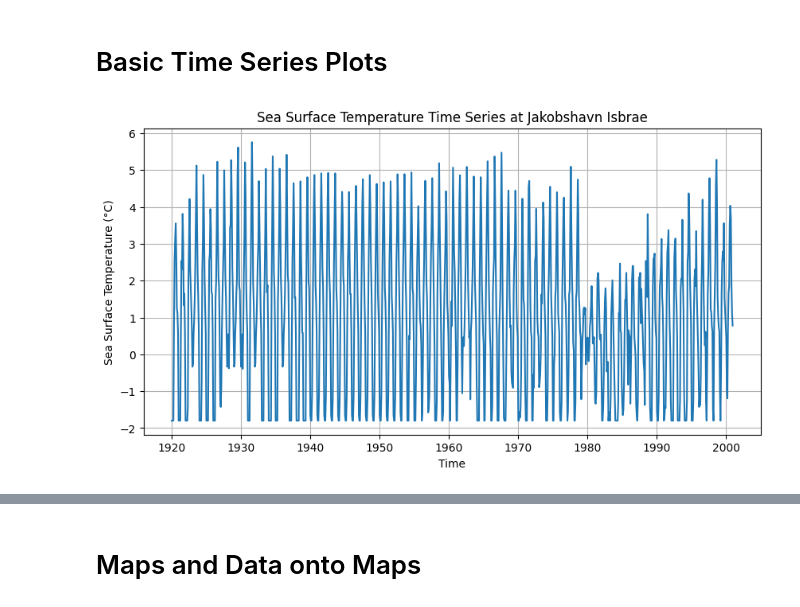
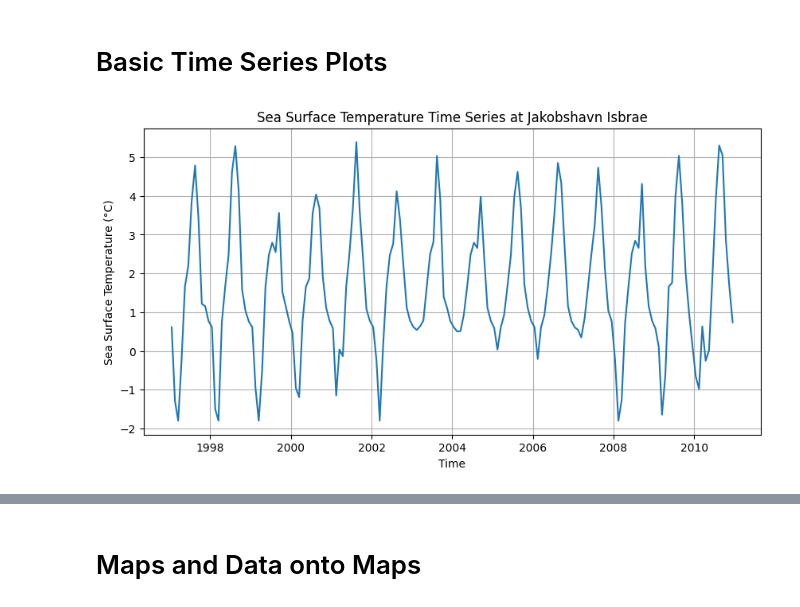
Before and after one commit to joelbarron06/ESDA2_Project, a Jupyter notebook: project_code.ipynb, the cells around one changed output, grey strips where cells are left out. Saved outputs shown, nothing was run; the diff lists cells and outputs as text; code cells hidden in the pictures.

```diff
--- a/project_code.ipynb
+++ b/project_code.ipynb
@@ -265,21 +265,23 @@ print(station_number)
 # %%
 # SST Time Series Plot for glacier of choice, with time restriction
 GLACIER = 'Jakobshavn Isbrae'
+START_TIME = '1997-01-01'
+END_TIME = '2010-12-31'
 
 target_location = (glacier_locations[GLACIER]['lat'], glacier_locations[GLACIER]['lon'])
 ind_lat, ind_lon = pick_closest_SST(sst_lat, sst_lon, sst, target_location)
 glacier_sst = sst[:, ind_lat, ind_lon]
 
-restricted_time = (sst_time >= '1920-01-01') & (sst_time <= '2000-12-31')
+restricted_time = (sst_time >= START_TIME) & (sst_time <= END_TIME)
 sst_time_plot = sst_time[restricted_time]
 glacier_sst_plot = glacier_sst[restricted_time]
 
 plt.figure(figsize=(10,5))
 plt.plot(sst_time_plot, glacier_sst_plot)
-plt.title('Sea Surface Temperature Time Series at ' + GLACIER)
+plt.title(f'Sea Surface Temperature Time Series at {GLACIER}')
 plt.xlabel('Time')
 plt.ylabel('Sea Surface Temperature (°C)')
 plt.grid()
 plt.show()
 # %% [output]
-[figure, old version]
+[figure, new version]
```
Also changed, not shown: parts of 2 cells of this notebook.
